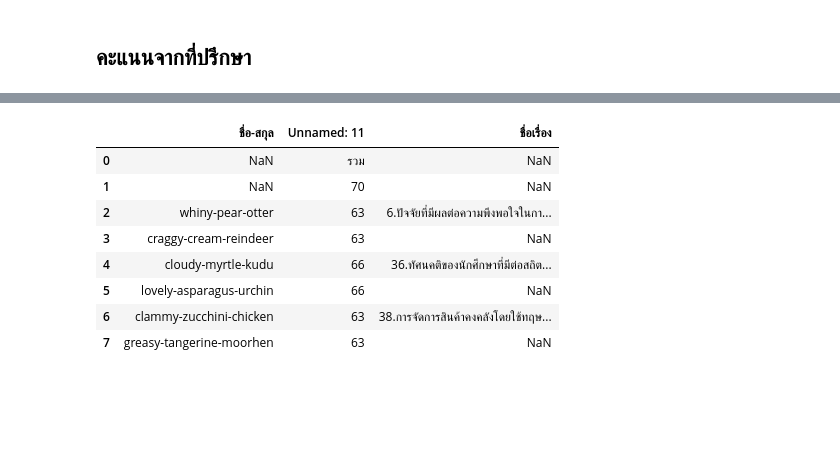
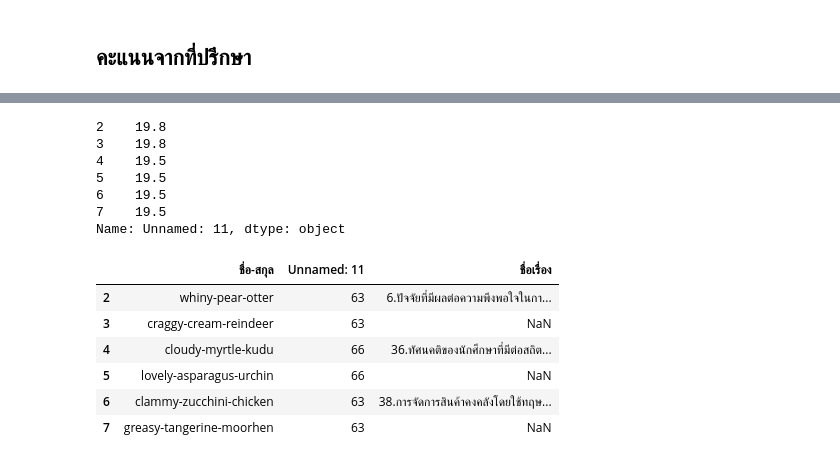
Before and after one commit to jiriyaporn/data_viz, a Jupyter notebook: DataViz_Midterm_2021.ipynb, the cells around one changed output, grey strips where cells are left out. Cells and saved outputs as stored; diff of their text form; code cells hidden in the pictures; blank space fills up the shorter version.

```diff
--- a/DataViz_Midterm_2021.ipynb
+++ b/DataViz_Midterm_2021.ipynb
@@ -403,15 +474,27 @@ dft2
 | 5 | sleepy-gamboge-zebra | 65 | NaN |
 | 6 | sickly-grey-dugong | 65 | 5.ปัจจัยที่ส่งผลต่อสุขภาพกายและสุ... |
 | 7 | slaphappy-silver-monkey | 65 | NaN |
+# %%
+score2 = dft2['Unnamed: 11'] ## คำนวณคะแนนคิด 30 %  จาก (คะแนน*30)/100
+score2
+score2 = (score2*30)/100
+score2
+# %% [output]
+2    19.8
+3    19.8
+4    19.5
+5    19.5
+6    19.5
+7    19.5
+Name: Unnamed: 11, dtype: object
 # %%
 dft_3 = pd.read_excel('คะแนนอาจารย์ที่ปรึกษา_renamed.xlsx', sheet_name='ผศ.สุกัญญา')
 dft_3
-dft3 = dft_3[['ชื่อ-สกุล', 'Unnamed: 11',	'ชื่อเรื่อง' ]]
+dft3_1 = dft_3[['ชื่อ-สกุล', 'Unnamed: 11',	'ชื่อเรื่อง' ]]
+dft3 = dft3_1[2:]
 dft3
 # %% [output]
 |  | ชื่อ-สกุล | Unnamed: 11 | ชื่อเรื่อง |
-| 0 | NaN | รวม | NaN |
-| 1 | NaN | 70 | NaN |
 | 2 | whiny-pear-otter | 63 | 6.ปัจจัยที่มีผลต่อความพึงพอใจในกา... |
 | 3 | craggy-cream-reindeer | 63 | NaN |
 | 4 | cloudy-myrtle-kudu | 66 | 36.ทัศนคติของนักศึกษาที่มีต่อสถิต... |
```
Also changed, not shown: parts of 29 cells of this notebook.
